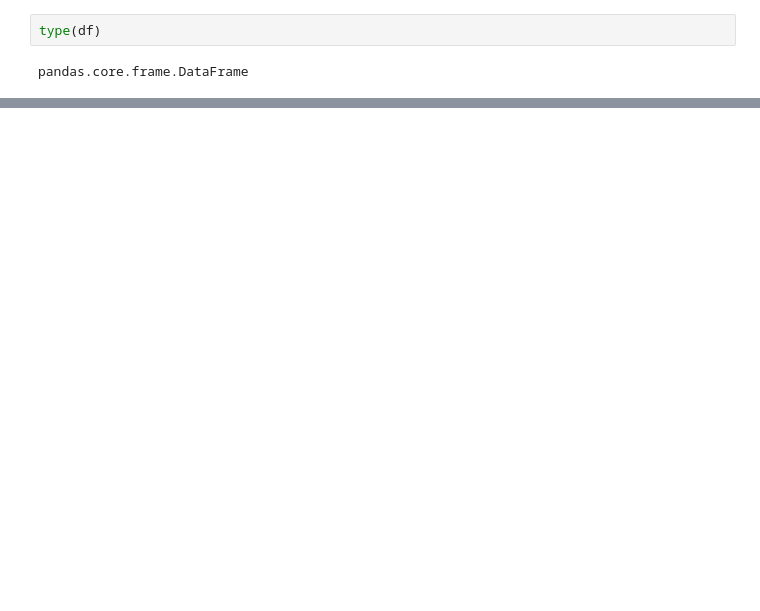
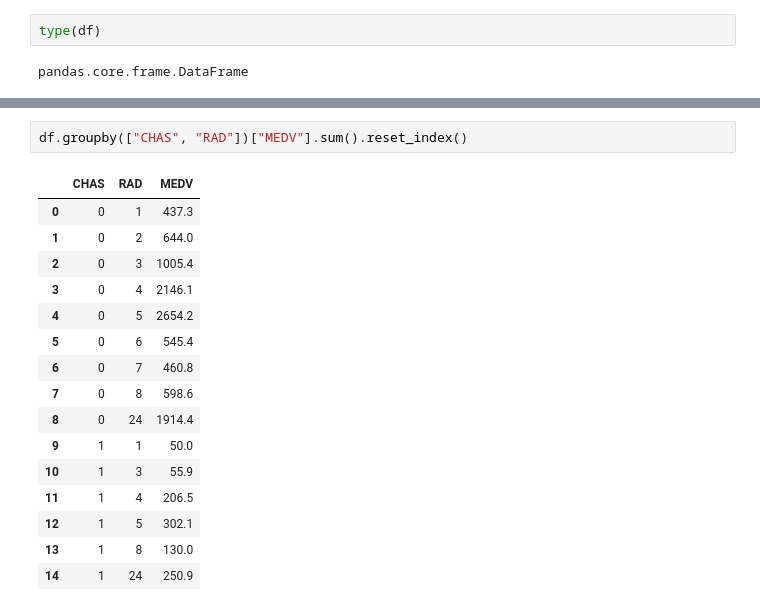
Before and after one commit to SoheilBadri2000/DataScience1, a Jupyter notebook: 2.ipynb, the cells around one changed output, grey strips where cells are left out. Cells and saved outputs as stored; diff of their text form; blank space fills up the shorter version.

```diff
--- a/2.ipynb
+++ b/2.ipynb
@@ -46,0 +75,19 @@ import
+# %%
+df.groupby(["CHAS", "RAD"])["MEDV"].sum().reset_index()
+# %% [output]
+|  | CHAS | RAD | MEDV |
+| 0 | 0 | 1 | 437.3 |
+| 1 | 0 | 2 | 644.0 |
+| 2 | 0 | 3 | 1005.4 |
+| 3 | 0 | 4 | 2146.1 |
+| 4 | 0 | 5 | 2654.2 |
+| 5 | 0 | 6 | 545.4 |
+| 6 | 0 | 7 | 460.8 |
+| 7 | 0 | 8 | 598.6 |
+| 8 | 0 | 24 | 1914.4 |
+| 9 | 1 | 1 | 50.0 |
+| 10 | 1 | 3 | 55.9 |
+| 11 | 1 | 4 | 206.5 |
+| 12 | 1 | 5 | 302.1 |
+| 13 | 1 | 8 | 130.0 |
+| 14 | 1 | 24 | 250.9 |
```
Also changed, not shown: parts of 7 cells of this notebook.
